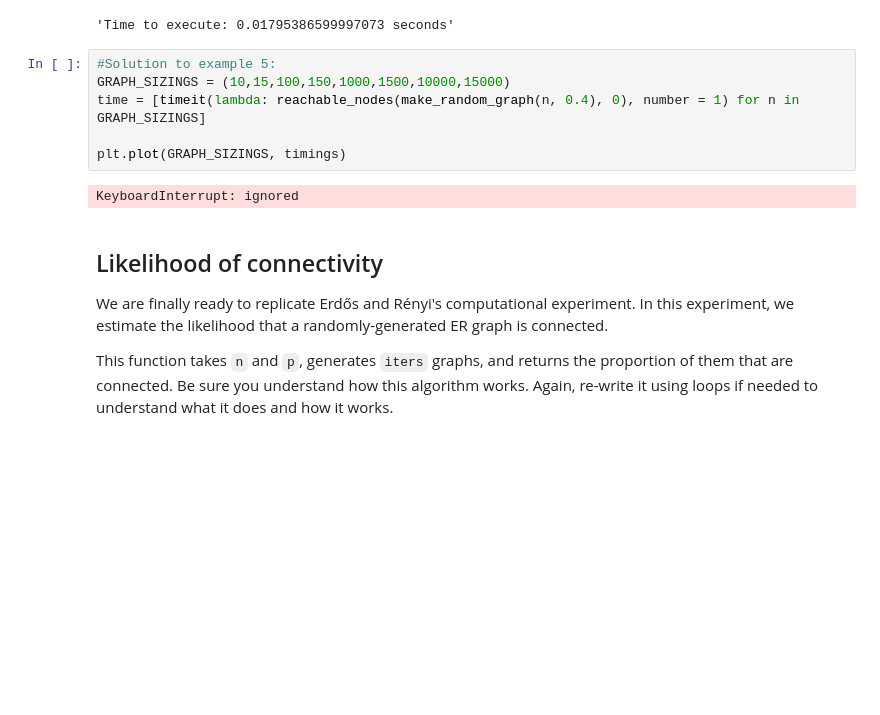
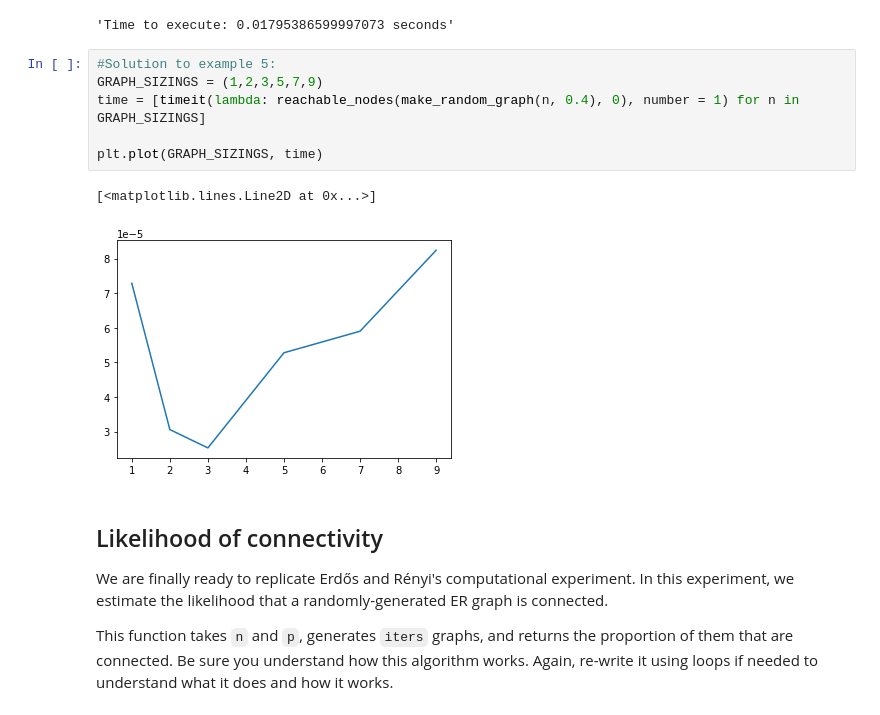
Before and after one commit to StoneMason495/cap-comp215, a Jupyter notebook: labs/lab04ZM.ipynb, the cells around one changed output. Saved outputs shown, nothing was run; the diff lists cells and outputs as text; blank space fills up the shorter version.

```diff
--- a/labs/lab04ZM.ipynb
+++ b/labs/lab04ZM.ipynb
@@ -448,12 +448,13 @@ f'Time to execute: {seconds} seconds'
 'Time to execute: 0.01795386599997073 seconds'
 # %%
 #Solution to example 5:
-GRAPH_SIZINGS = (10,15,100,150,1000,1500,10000,15000)
+GRAPH_SIZINGS = (1,2,3,5,7,9)
 time = [timeit(lambda: reachable_nodes(make_random_graph(n, 0.4), 0), number = 1) for n in GRAPH_SIZINGS]
 
-plt.plot(GRAPH_SIZINGS, timings)
+plt.plot(GRAPH_SIZINGS, time)
 # %% [output]
-KeyboardInterrupt: ignored
+[<matplotlib.lines.Line2D at 0x...>]
+[figure, added]
 # %% [markdown]
 ## Likelihood of connectivity
 
```
